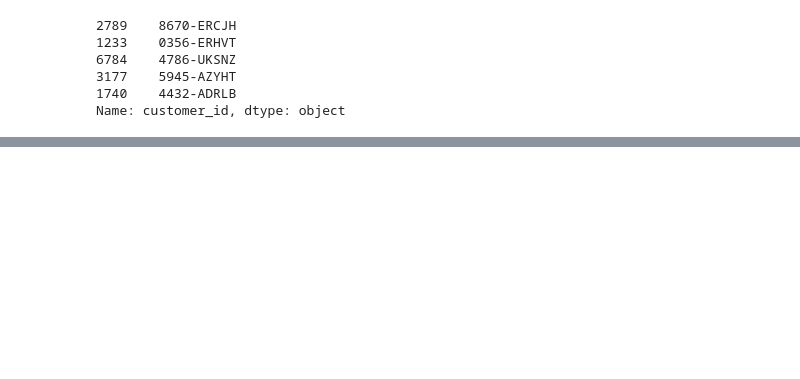
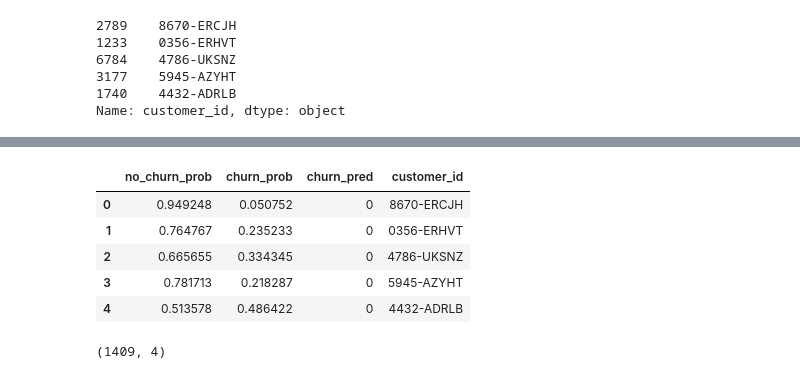
Before and after one commit to lopezelihezer/telco_classification_project, a Jupyter notebook: scratch.ipynb, the cells around one changed output, grey strips where cells are left out. Drawn from its saved outputs; the diff is of its cells as text; code cells hidden in the pictures; blank space fills up the shorter version.

```diff
--- a/scratch.ipynb
+++ b/scratch.ipynb
@@ -870,3 +815,4 @@ y_predictions.shape
 # %%
-customer_id.shape
+prediction = pd.DataFrame(y_predictions, columns= ['churn_pred'])
+prediction.head()
 # %% [output]
@@ -873,0 +825,3 @@ customer_id.shape
+# %%
+final_pred = pd.concat([probability, prediction], axis=1)
+final_pred.head()
@@ -873,0 +835,4 @@ customer_id.shape
+# %%
+customer = pd.DataFrame(customer_id)
+
+customer.head()
@@ -873,0 +846,3 @@ customer_id.shape
+# %%
+customer.reset_index(drop=True, inplace=True)
+customer.head()
@@ -873,0 +856,14 @@ customer_id.shape
+# %%
+final = pd.concat([final_pred, customer], axis=1)
+final.head()
+# %% [output]
+|  | no_churn_prob | churn_prob | churn_pred | customer_id |
+| 0 | 0.949248 | 0.050752 | 0 | 8670-ERCJH |
+| 1 | 0.764767 | 0.235233 | 0 | 0356-ERHVT |
+| 2 | 0.665655 | 0.334345 | 0 | 4786-UKSNZ |
+| 3 | 0.781713 | 0.218287 | 0 | 5945-AZYHT |
+| 4 | 0.513578 | 0.486422 | 0 | 4432-ADRLB |
+# %%
+final.shape
+# %% [output]
+(1409, 4)
```
Also changed, not shown: parts of 12 cells of this notebook, 7 other files.
